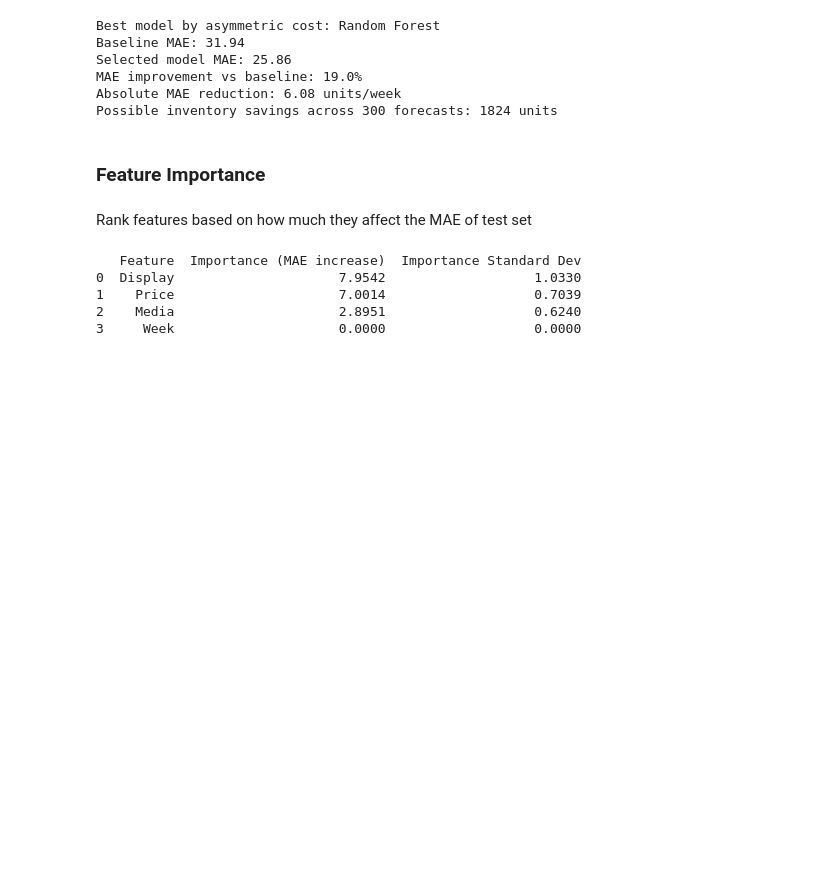
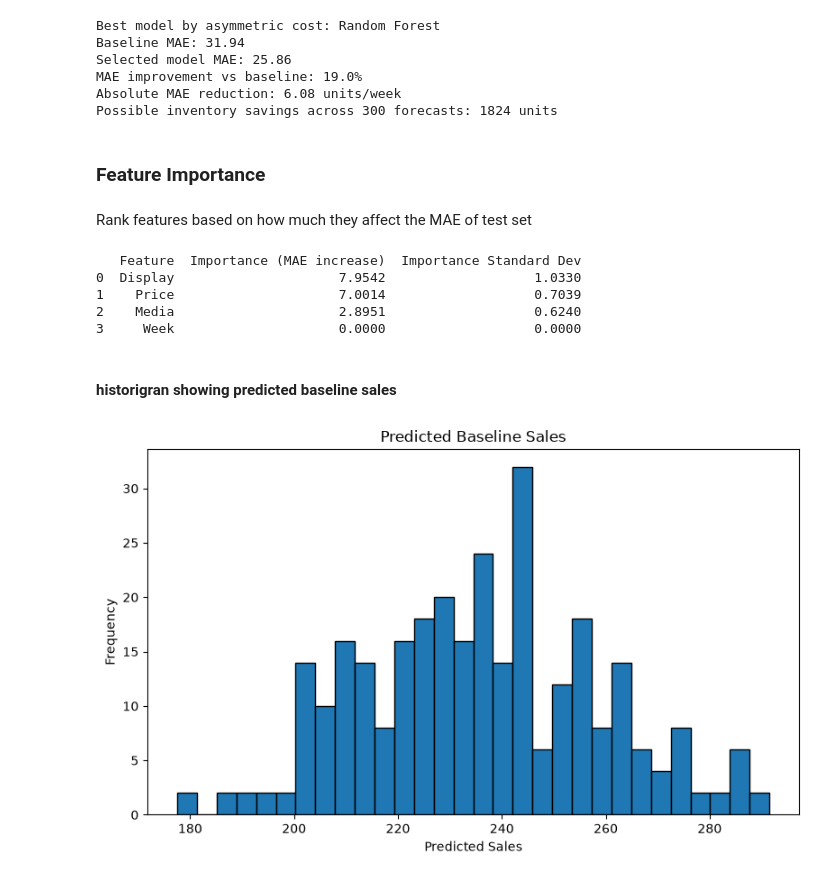
Before and after one commit to emreavley/DSB102_A1, a Jupyter notebook: DSB102_A2.ipynb, the cells around one changed output. Drawn from its saved outputs; the diff is of its cells as text; code cells hidden in the pictures; blank space fills up the shorter version.

Commit message:
visualisations for ppt

```diff
--- a/DSB102_A2.ipynb
+++ b/DSB102_A2.ipynb
@@ -808,3 +821,17 @@ print(feature_importance_df.round(4))
 1    Price                     7.0014                   0.7039
 2    Media                     2.8951                   0.6240
 3     Week                     0.0000                   0.0000
+# %% [markdown]
+#### historigran showing predicted baseline sales
+# %%
+plt.figure(figsize=(8, 5))
+plt.hist(baseline_predictions, bins=30, edgecolor="black")
+
+plt.title("Predicted Baseline Sales")
+plt.xlabel("Predicted Sales")
+plt.ylabel("Frequency")
+
+plt.tight_layout()
+plt.show()
+# %% [output]
+[figure, added]
```
Also changed, not shown: parts of 7 cells of this notebook.
